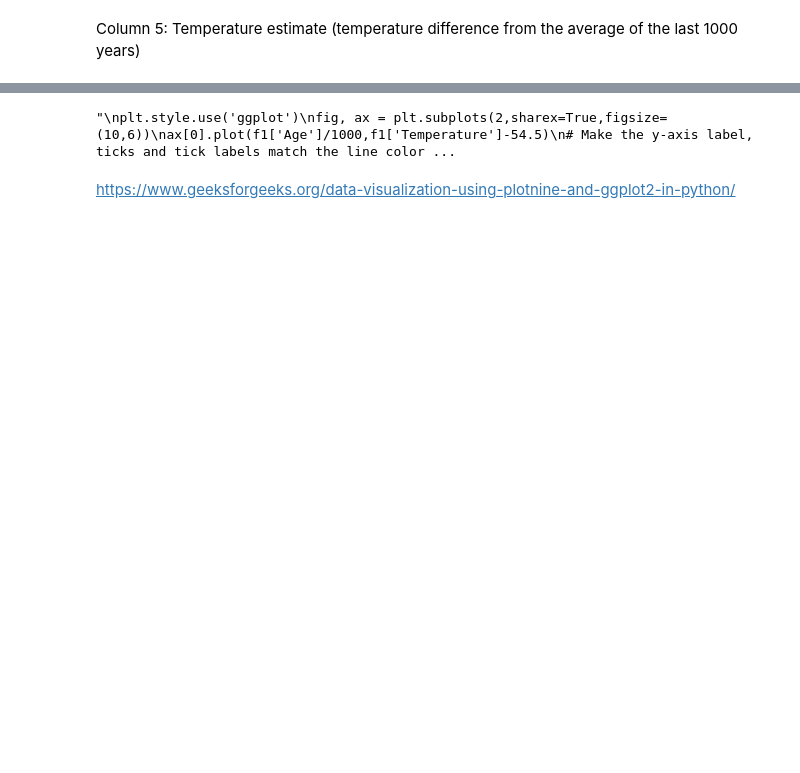
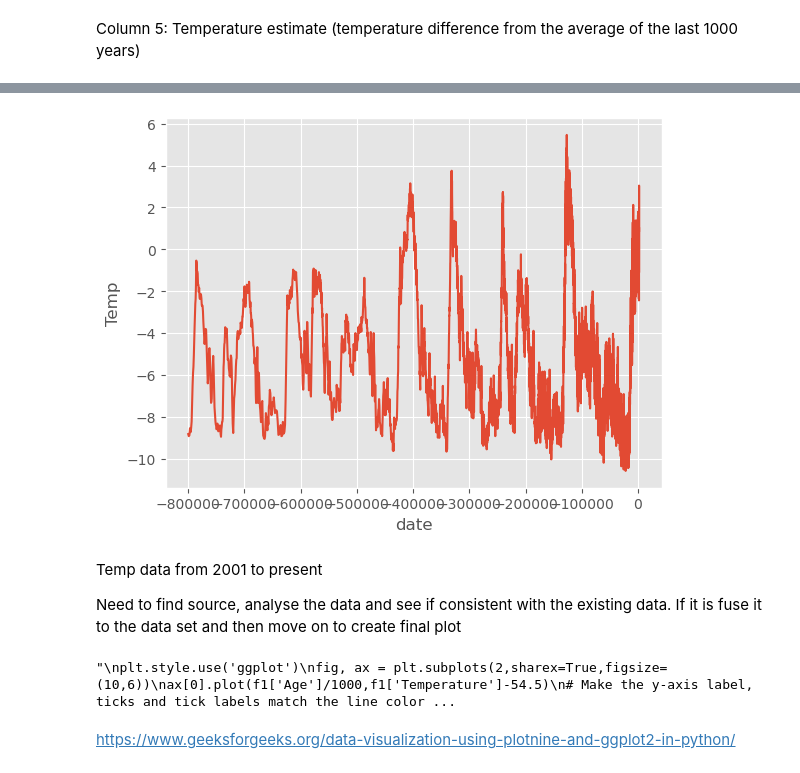
Before and after one commit to PeeBs68/prog_da_project2, a Jupyter notebook: project2.ipynb, the cells around one changed output, grey strips where cells are left out. Cells and saved outputs as stored; diff of their text form; code cells hidden in the pictures; blank space fills up the shorter version.

```diff
--- a/project2.ipynb
+++ b/project2.ipynb
@@ -150,3 +206,13 @@ sns.lineplot(new_temp_df, x='date', y='Temp')
+# %%
+# Plot the Temperature Anomoly Data from -800000 to 2000
+
+sns.lineplot(temp1_df, x='date', y='Temp');
+# %% [output]
+[figure, added]
+# %% [markdown]
+Temp data from 2001 to present
+
+Need to find source, analyse the data and see if consistent with the existing data. If it is fuse it to the data set and then move on to create final plot
 # %%
 # https://notebook.community/CommonClimate/teaching_notebooks/GEOL157L/GEOL157_Lab5_paleclimate_records
 '''
```
Also changed, not shown: parts of 25 cells of this notebook.
